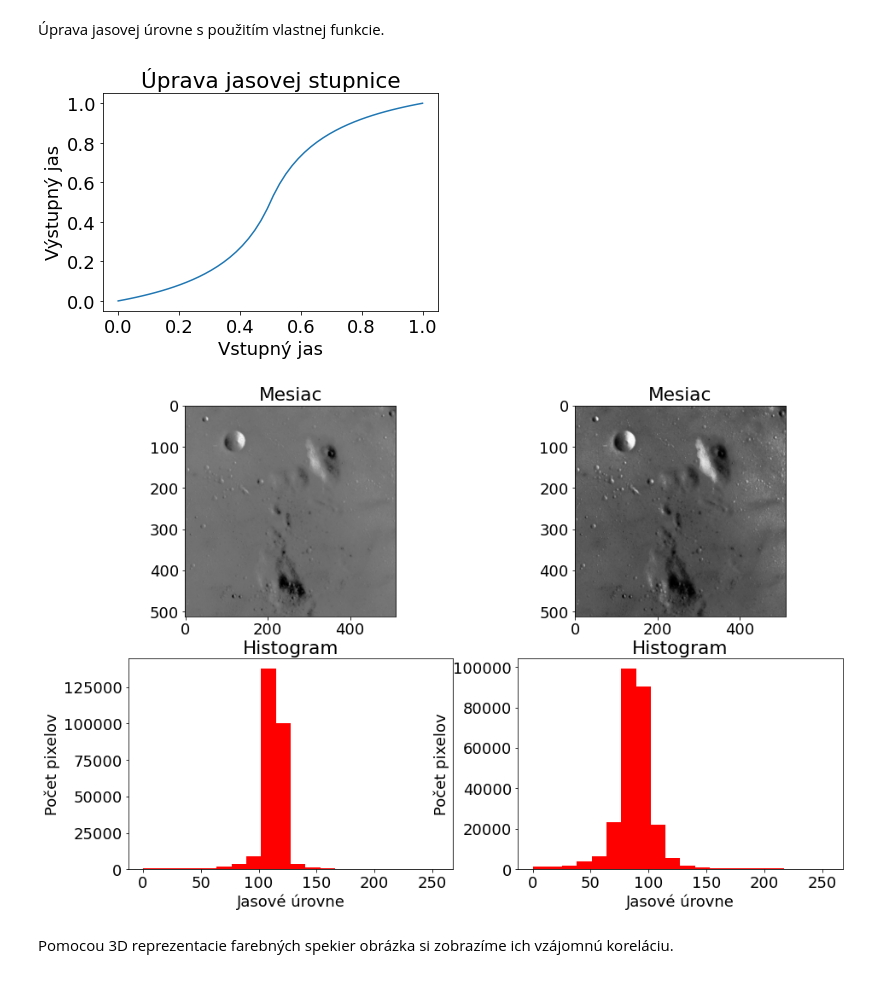
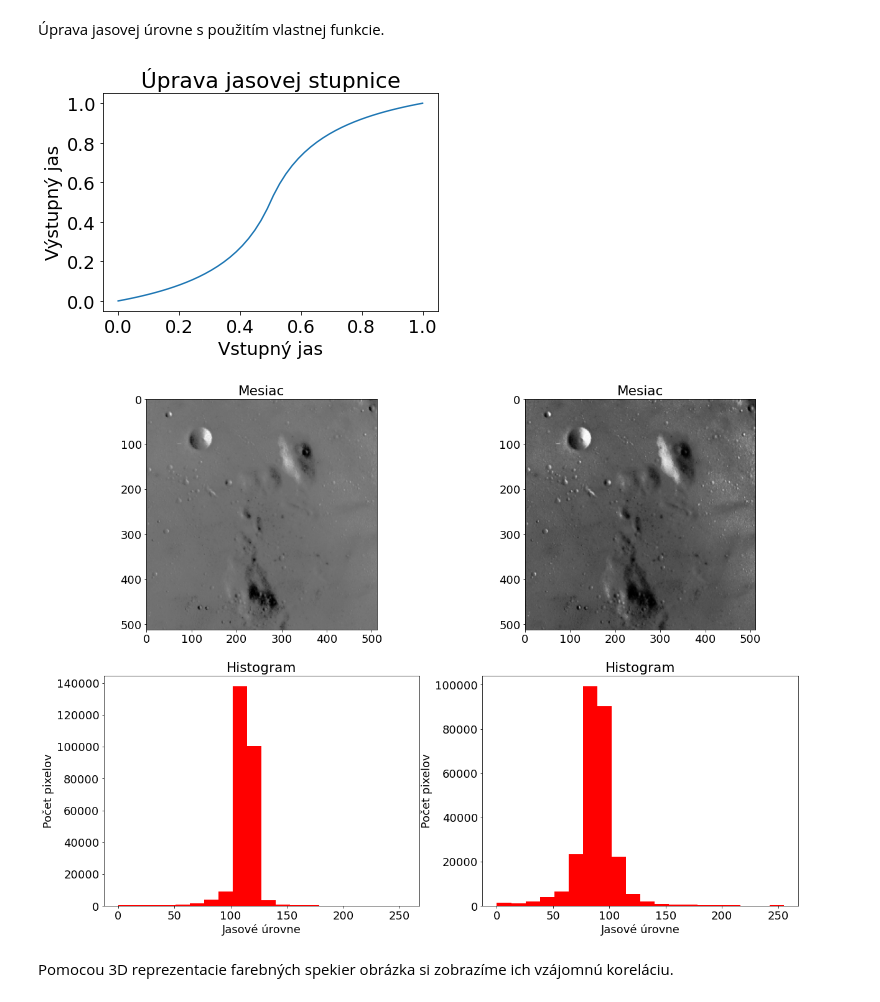
Before and after one commit to Miro001/computer-vision, a Jupyter notebook: 4. Úprava kvality obrazov.ipynb, the cells around one changed output. Cells and saved outputs as stored; diff of their text form; code cells hidden in the pictures.

```diff
--- a/4. Úprava kvality obrazov.ipynb
+++ b/4. Úprava kvality obrazov.ipynb
@@ -125,35 +130,35 @@ axes[1,3].hist(img_contrast_enhanced.ravel(), bins=20, histtype='bar', color='bl
 x = np.linspace(0,1,50)
 p = 5
 c = (0.5*p)/(1+0.5*p)
 plt.figure()
 y= (((x-0.5)*p)/(1+abs((x-0.5)*p))+c)/(2*c)
 plt.plot(x,y)
 plt.title('Úprava jasovej stupnice')
 plt.xlabel('Vstupný jas')
 plt.ylabel('Výstupný jas')
 
-plt.figure(figsize=(15, 10))
+plt.figure(figsize=(20, 15))
 plt.subplot(221)
 plt.title('Mesiac')
 plt.imshow(data.moon(),cmap='gray')
 plt.subplot(222)
 plt.title('Mesiac')
 im = data.moon()/255
 adj_im = (((im-0.5)*p)/(1+abs((im-0.5)*p))+c)/(2*c)
 plt.imshow(adj_im,cmap='gray')
 plt.subplot(223)
 plt.hist(data.moon().ravel(), bins=20, histtype='bar', color='red')
 plt.title("Histogram")
 plt.xlabel("Jasové úrovne")
 plt.ylabel("Počet pixelov")
 plt.subplot(224)
 plt.hist((adj_im*255).ravel(), bins=20, histtype='bar', color='red');
 plt.title("Histogram")
 plt.xlabel("Jasové úrovne")
 plt.ylabel("Počet pixelov");
 # %% [output]
 [figure]
-[figure, old version]
+[figure, new version]
 # %% [markdown]
 Pomocou 3D reprezentacie farebných spekier obrázka si zobrazíme ich vzájomnú koreláciu.
 # %%
```
Also changed, not shown: parts of 3 cells of this notebook.
